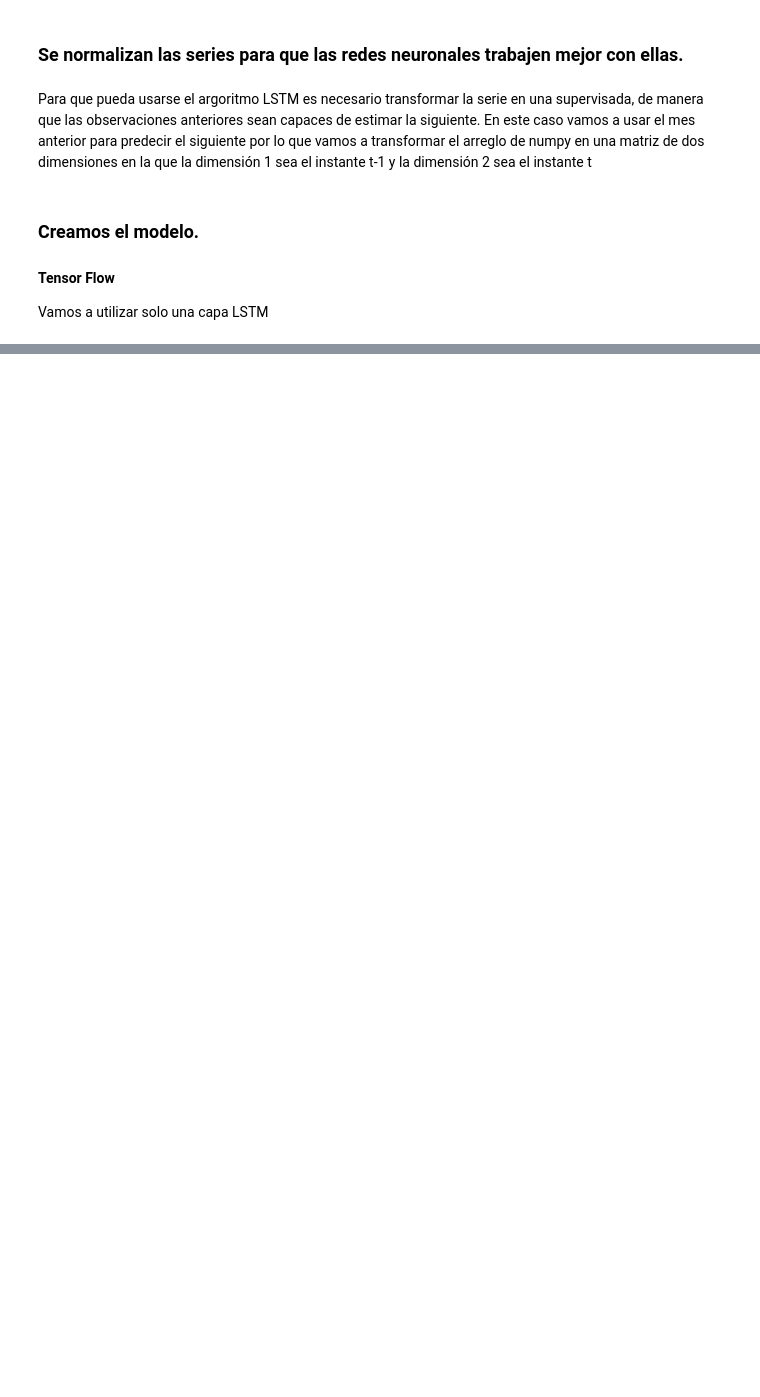
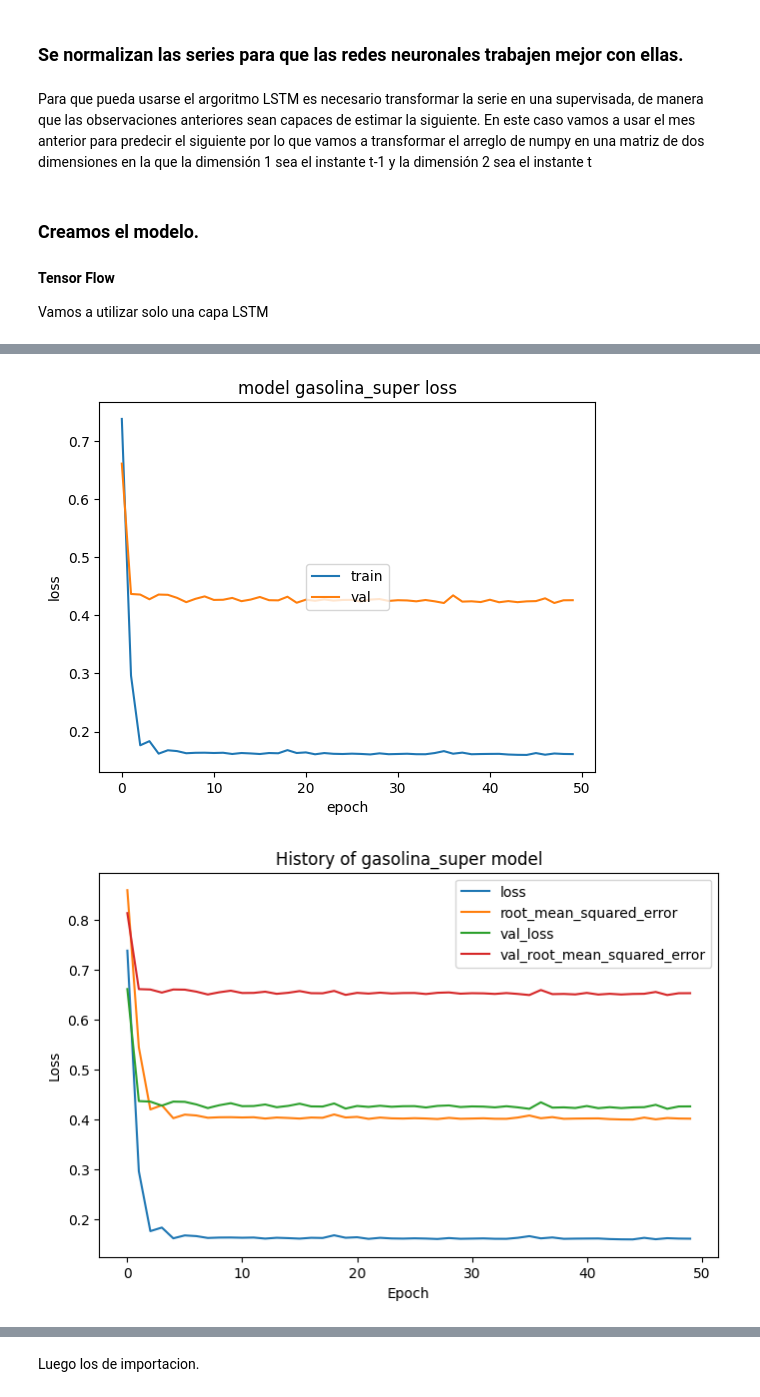
Before and after one commit to Danval-003/lstm-deep-learning, a Jupyter notebook: lstm-deep-learning.ipynb, the cells around one changed output, grey strips where cells are left out. Saved outputs shown, nothing was run; the diff lists cells and outputs as text; code cells hidden in the pictures; blank space fills up the shorter version.

```diff
--- a/lstm-deep-learning.ipynb
+++ b/lstm-deep-learning.ipynb
@@ -347,0 +673,19 @@ gas_lp trained
+# %%
+# Graphs history of cosumo models
+for key, history in history_consumo.items():
+    plt.plot(history.history['loss'])
+    plt.plot(history.history['val_loss'])
+    plt.title(f'model {key} loss')
+    plt.ylabel('loss')
+    plt.xlabel('epoch')
+    plt.legend(['train', 'val'], loc='center')
+    plt.show()
+    df_history = pd.DataFrame(history.history)
+    df_history.plot(figsize=(8,5))
+    plt.title(f'History of {key} model')
+    plt.xlabel('Epoch')
+    plt.ylabel('Loss')
+    plt.show()
+# %% [output]
+[figure, added]
+[figure, added]
@@ -347,0 +698,2 @@ gas_lp trained
+# %% [markdown]
+Luego los de importacion.
```
Also changed, not shown: parts of 47 cells of this notebook, 12 other files.
